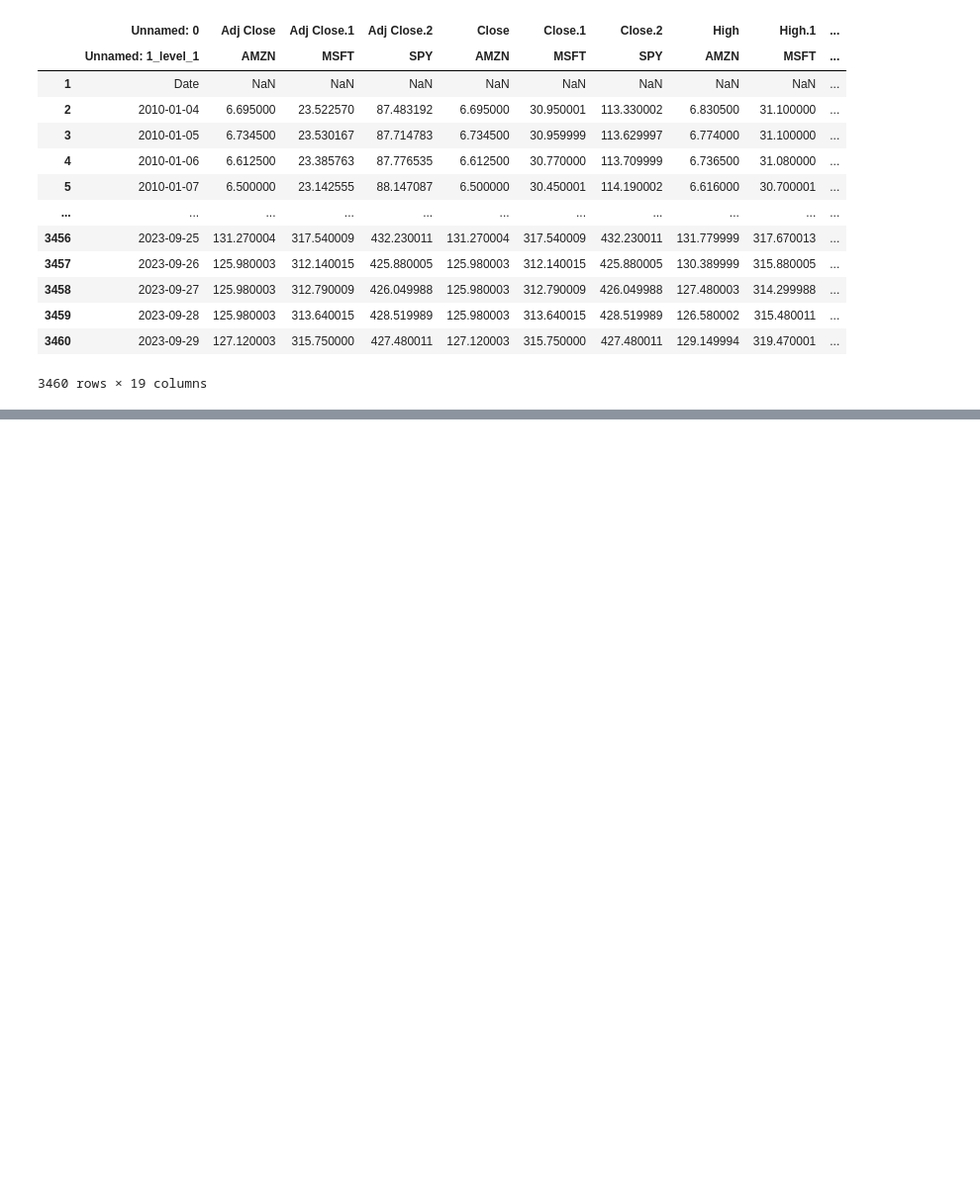
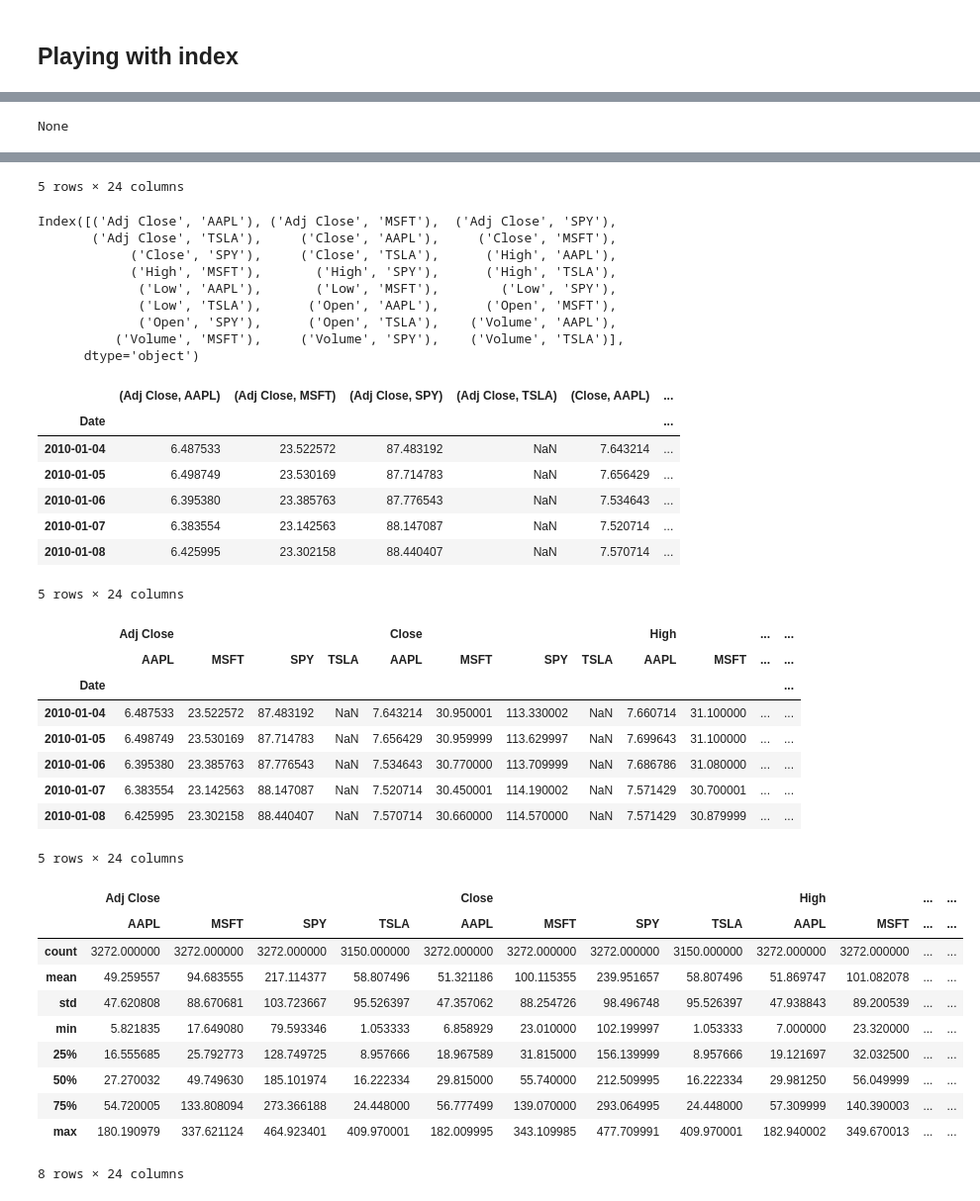
Before and after one commit to sushmit86/bayes_rules, a Jupyter notebook: Sushmit_YT.ipynb, the cells around one changed output, grey strips where cells are left out. Shown at 99% size. Saved outputs shown, nothing was run; the diff lists cells and outputs as text; code cells hidden in the pictures; blank space fills up the shorter version.

```diff
--- a/Sushmit_YT.ipynb
+++ b/Sushmit_YT.ipynb
@@ -194,18 +81,14 @@ stocks
-# %%
-stocks.columns=pd.MultiIndex.from_tuples(stocks.columns)
-stocks
-# %% [output]
-|  | Unnamed: 0 | Adj Close | Adj Close.1 | Adj Close.2 | Close | Close.1 | Close.2 | High | High.1 | ... |
-|  | Unnamed: 1_level_1 | AMZN | MSFT | SPY | AMZN | MSFT | SPY | AMZN | MSFT | ... |
-| 1 | Date | NaN | NaN | NaN | NaN | NaN | NaN | NaN | NaN | ... |
-| 2 | 2010-01-04 | 6.695000 | 23.522570 | 87.483192 | 6.695000 | 30.950001 | 113.330002 | 6.830500 | 31.100000 | ... |
-| 3 | 2010-01-05 | 6.734500 | 23.530167 | 87.714783 | 6.734500 | 30.959999 | 113.629997 | 6.774000 | 31.100000 | ... |
-| 4 | 2010-01-06 | 6.612500 | 23.385763 | 87.776535 | 6.612500 | 30.770000 | 113.709999 | 6.736500 | 31.080000 | ... |
-| 5 | 2010-01-07 | 6.500000 | 23.142555 | 88.147087 | 6.500000 | 30.450001 | 114.190002 | 6.616000 | 30.700001 | ... |
-| ... | ... | ... | ... | ... | ... | ... | ... | ... | ... | ... |
-| 3456 | 2023-09-25 | 131.270004 | 317.540009 | 432.230011 | 131.270004 | 317.540009 | 432.230011 | 131.779999 | 317.670013 | ... |
-| 3457 | 2023-09-26 | 125.980003 | 312.140015 | 425.880005 | 125.980003 | 312.140015 | 425.880005 | 130.389999 | 315.880005 | ... |
-| 3458 | 2023-09-27 | 125.980003 | 312.790009 | 426.049988 | 125.980003 | 312.790009 | 426.049988 | 127.480003 | 314.299988 | ... |
-| 3459 | 2023-09-28 | 125.980003 | 313.640015 | 428.519989 | 125.980003 | 313.640015 | 428.519989 | 126.580002 | 315.480011 | ... |
-| 3460 | 2023-09-29 | 127.120003 | 315.750000 | 427.480011 | 127.120003 | 315.750000 | 427.480011 | 129.149994 | 319.470001 | ... |
-3460 rows × 19 columns
+# %% [markdown]
+## Playing with index
+# %%
+stocks = pd.read_csv("sushmit_stocksYT.csv",header=[0,1],index_col=[0],parse_dates =[0])
+display(stocks.info())
+display(stocks.head())
+#convert mult index to one tuple
+stocks.columns=stocks.columns.to_flat_index()
+display(stocks.columns)
+display(stocks.head())
+stocks.columns=pd.MultiIndex.from_tuples(stocks.columns)
+display(stocks.head())
+display(stocks.describe())
+# %% [output]
@@ -211,0 +112 @@ stocks
+None
@@ -211,0 +121,38 @@ stocks
+5 rows × 24 columns
+Index([('Adj Close', 'AAPL'), ('Adj Close', 'MSFT'),  ('Adj Close', 'SPY'),
+       ('Adj Close', 'TSLA'),     ('Close', 'AAPL'),     ('Close', 'MSFT'),
+            ('Close', 'SPY'),     ('Close', 'TSLA'),      ('High', 'AAPL'),
+            ('High', 'MSFT'),       ('High', 'SPY'),      ('High', 'TSLA'),
+             ('Low', 'AAPL'),       ('Low', 'MSFT'),        ('Low', 'SPY'),
+             ('Low', 'TSLA'),      ('Open', 'AAPL'),      ('Open', 'MSFT'),
+             ('Open', 'SPY'),      ('Open', 'TSLA'),    ('Volume', 'AAPL'),
+          ('Volume', 'MSFT'),     ('Volume', 'SPY'),    ('Volume', 'TSLA')],
+      dtype='object')
+|  | (Adj Close, AAPL) | (Adj Close, MSFT) | (Adj Close, SPY) | (Adj Close, TSLA) | (Close, AAPL) | ... |
+| Date |  |  |  |  |  | ... |
+| 2010-01-04 | 6.487533 | 23.522572 | 87.483192 | NaN | 7.643214 | ... |
+| 2010-01-05 | 6.498749 | 23.530169 | 87.714783 | NaN | 7.656429 | ... |
+| 2010-01-06 | 6.395380 | 23.385763 | 87.776543 | NaN | 7.534643 | ... |
+| 2010-01-07 | 6.383554 | 23.142563 | 88.147087 | NaN | 7.520714 | ... |
+| 2010-01-08 | 6.425995 | 23.302158 | 88.440407 | NaN | 7.570714 | ... |
+5 rows × 24 columns
+|  | Adj Close |  |  |  | Close |  |  |  | High |  | ... | ... |
+|  | AAPL | MSFT | SPY | TSLA | AAPL | MSFT | SPY | TSLA | AAPL | MSFT | ... | ... |
+| Date |  |  |  |  |  |  |  |  |  |  |  | ... |
+| 2010-01-04 | 6.487533 | 23.522572 | 87.483192 | NaN | 7.643214 | 30.950001 | 113.330002 | NaN | 7.660714 | 31.100000 | ... | ... |
+| 2010-01-05 | 6.498749 | 23.530169 | 87.714783 | NaN | 7.656429 | 30.959999 | 113.629997 | NaN | 7.699643 | 31.100000 | ... | ... |
+| 2010-01-06 | 6.395380 | 23.385763 | 87.776543 | NaN | 7.534643 | 30.770000 | 113.709999 | NaN | 7.686786 | 31.080000 | ... | ... |
+| 2010-01-07 | 6.383554 | 23.142563 | 88.147087 | NaN | 7.520714 | 30.450001 | 114.190002 | NaN | 7.571429 | 30.700001 | ... | ... |
+| 2010-01-08 | 6.425995 | 23.302158 | 88.440407 | NaN | 7.570714 | 30.660000 | 114.570000 | NaN | 7.571429 | 30.879999 | ... | ... |
+5 rows × 24 columns
+|  | Adj Close |  |  |  | Close |  |  |  | High |  | ... | ... |
+|  | AAPL | MSFT | SPY | TSLA | AAPL | MSFT | SPY | TSLA | AAPL | MSFT | ... | ... |
+| count | 3272.000000 | 3272.000000 | 3272.000000 | 3150.000000 | 3272.000000 | 3272.000000 | 3272.000000 | 3150.000000 | 3272.000000 | 3272.000000 | ... | ... |
+| mean | 49.259557 | 94.683555 | 217.114377 | 58.807496 | 51.321186 | 100.115355 | 239.951657 | 58.807496 | 51.869747 | 101.082078 | ... | ... |
+| std | 47.620808 | 88.670681 | 103.723667 | 95.526397 | 47.357062 | 88.254726 | 98.496748 | 95.526397 | 47.938843 | 89.200539 | ... | ... |
+| min | 5.821835 | 17.649080 | 79.593346 | 1.053333 | 6.858929 | 23.010000 | 102.199997 | 1.053333 | 7.000000 | 23.320000 | ... | ... |
+| 25% | 16.555685 | 25.792773 | 128.749725 | 8.957666 | 18.967589 | 31.815000 | 156.139999 | 8.957666 | 19.121697 | 32.032500 | ... | ... |
+| 50% | 27.270032 | 49.749630 | 185.101974 | 16.222334 | 29.815000 | 55.740000 | 212.509995 | 16.222334 | 29.981250 | 56.049999 | ... | ... |
+| 75% | 54.720005 | 133.808094 | 273.366188 | 24.448000 | 56.777499 | 139.070000 | 293.064995 | 24.448000 | 57.309999 | 140.390003 | ... | ... |
+| max | 180.190979 | 337.621124 | 464.923401 | 409.970001 | 182.009995 | 343.109985 | 477.709991 | 409.970001 | 182.940002 | 349.670013 | ... | ... |
+8 rows × 24 columns
```
Also changed, not shown: parts of 20 cells of this notebook, 5 other files.
